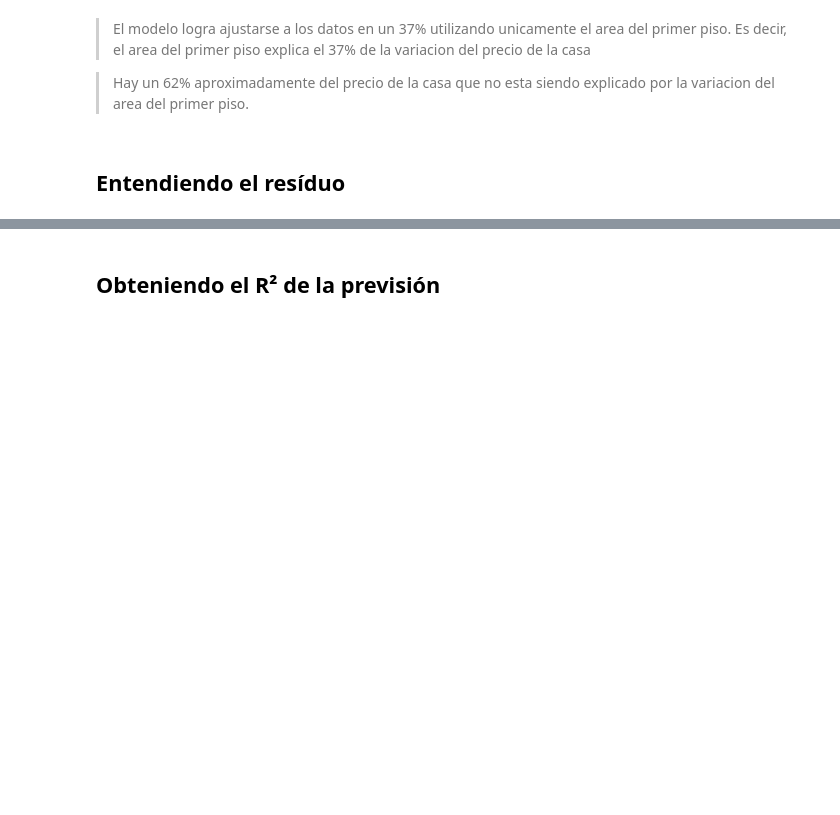
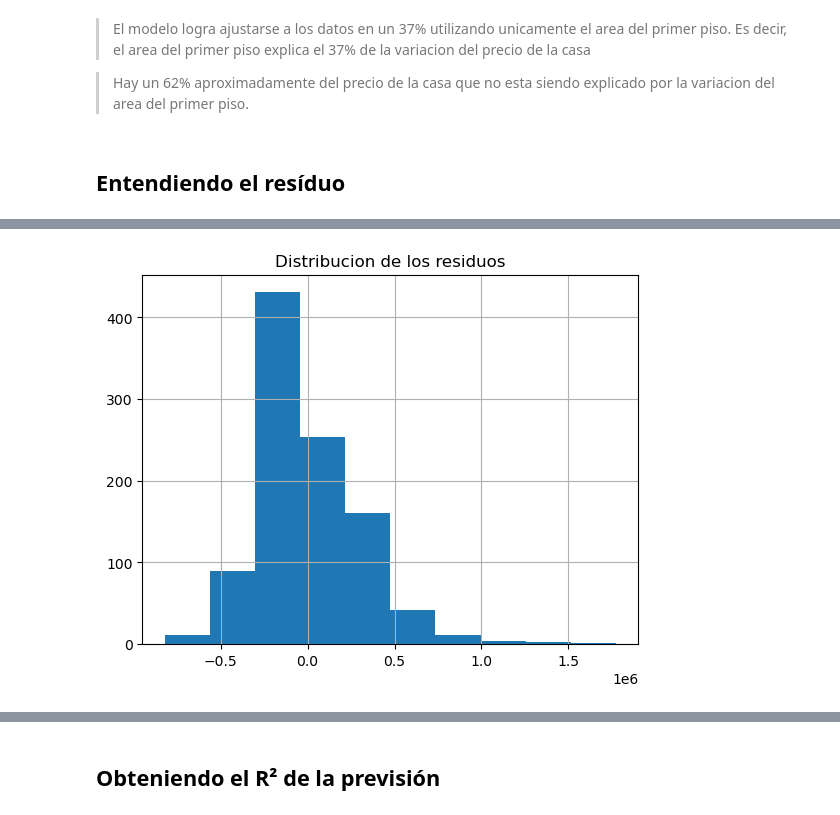
Before and after one commit to jbernalg/ALURA_Data_Science, a Jupyter notebook: Estadistica_ML/Regresion_Lineal/precios_de_inmuebles_regresion_lineal.ipynb, the cells around one changed output, grey strips where cells are left out. Drawn from its saved outputs; the diff is of its cells as text; code cells hidden in the pictures; blank space fills up the shorter version.

Commit message:
entendiendo el residuo

```diff
--- a/Estadistica_ML/Regresion_Lineal/precios_de_inmuebles_regresion_lineal.ipynb
+++ b/Estadistica_ML/Regresion_Lineal/precios_de_inmuebles_regresion_lineal.ipynb
@@ -286,0 +299,7 @@ modelo_0.rsquared
+# %%
+# Cómo están distribuidos
+modelo_0.resid.hist()
+plt.title('Distribucion de los residuos')
+plt.show()
+# %% [output]
+[figure, added]
```
Also changed, not shown: parts of 4 cells of this notebook.
